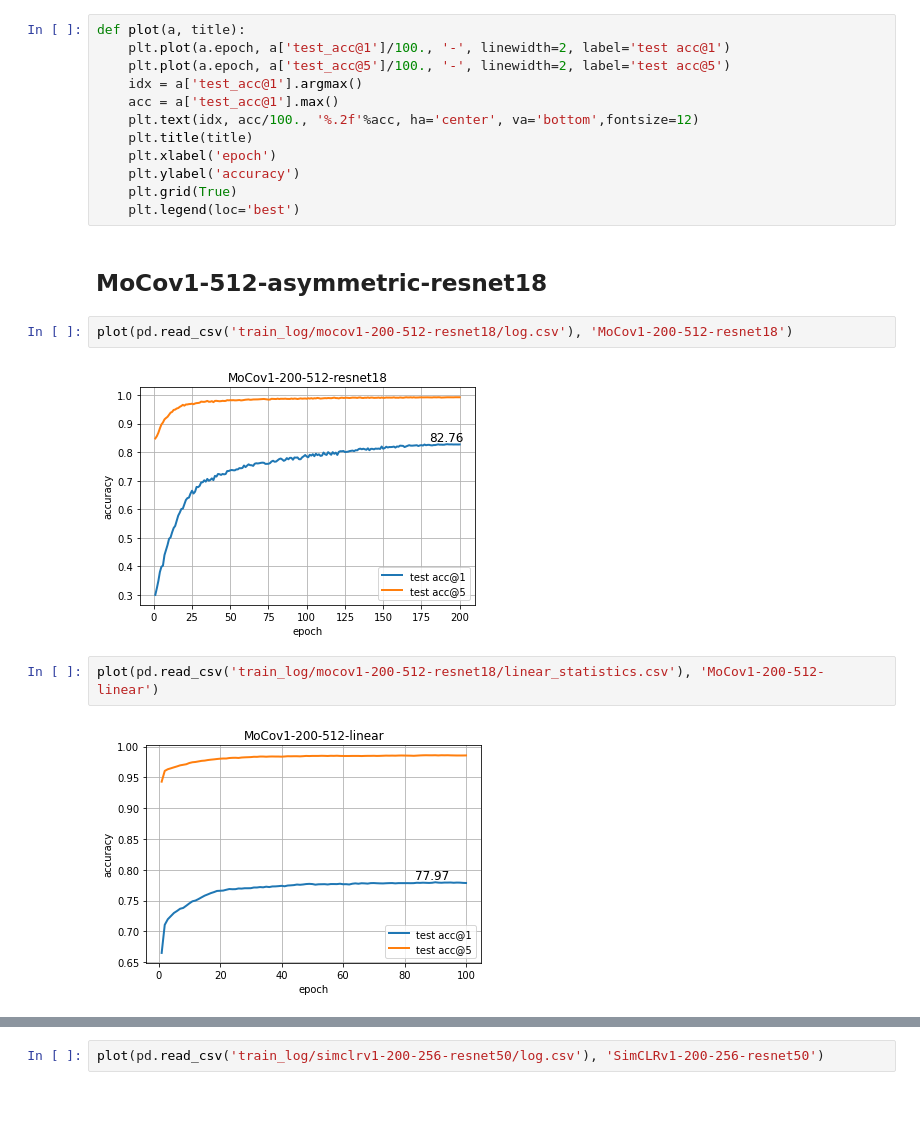
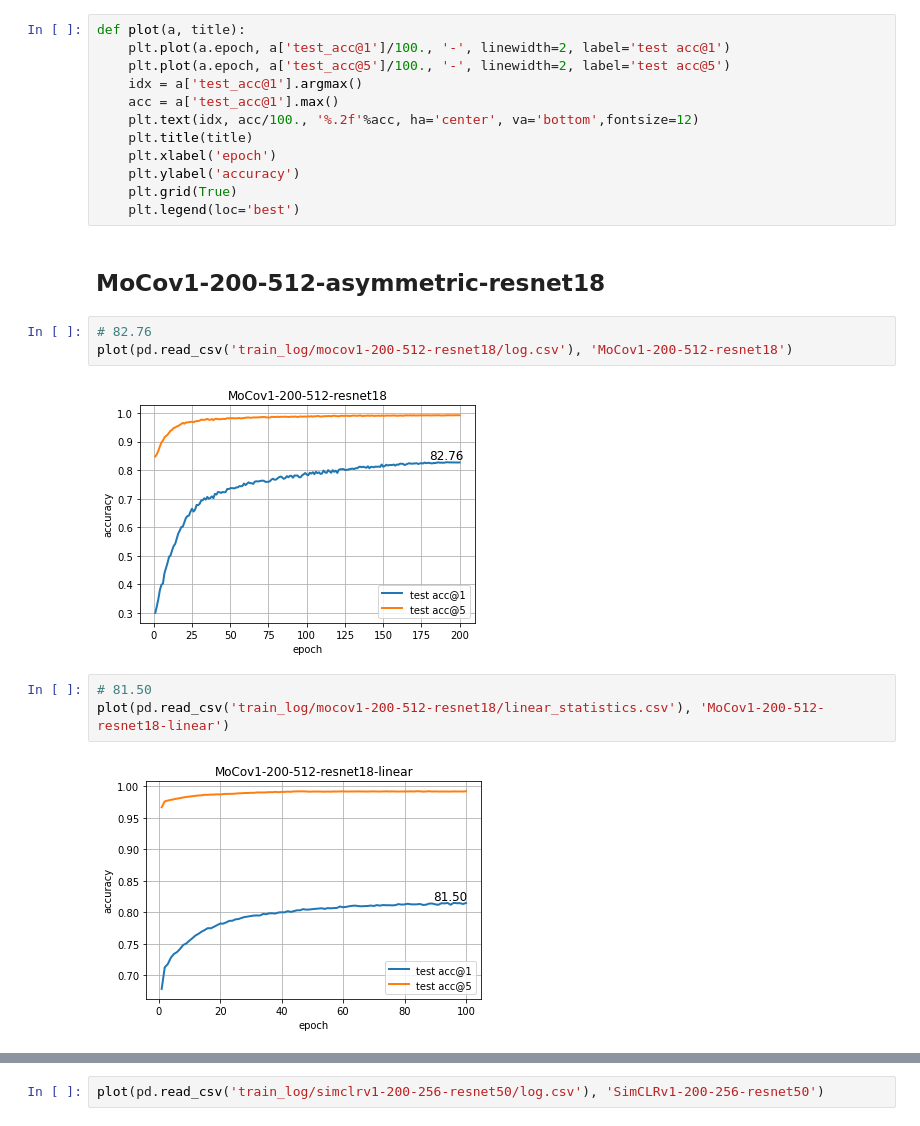
Before and after one commit to Cheng-Chen-NYU/cssl, a Jupyter notebook: illustrate.ipynb, the cells around one changed output, grey strips where cells are left out. Cells and saved outputs as stored; diff of their text form.

```diff
--- a/illustrate.ipynb
+++ b/illustrate.ipynb
@@ -14,12 +14,14 @@ def plot(a, title):
     plt.grid(True)
     plt.legend(loc='best')
 # %% [markdown]
-## MoCov1-512-asymmetric-resnet18
+## MoCov1-200-512-asymmetric-resnet18
 # %%
+# 82.76
 plot(pd.read_csv('train_log/mocov1-200-512-resnet18/log.csv'), 'MoCov1-200-512-resnet18')
 # %% [output]
 [figure]
 # %%
-plot(pd.read_csv('train_log/mocov1-200-512-resnet18/linear_statistics.csv'), 'MoCov1-200-512-linear')
+# 81.50
+plot(pd.read_csv('train_log/mocov1-200-512-resnet18/linear_statistics.csv'), 'MoCov1-200-512-resnet18-linear')
 # %% [output]
-[figure, old version]
+[figure, new version]
```
Also changed, not shown: parts of 15 cells of this notebook, 3 other files.
